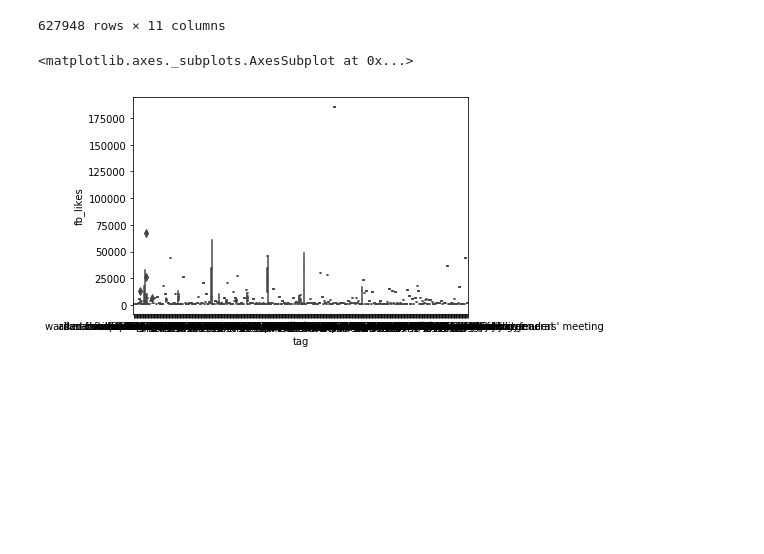
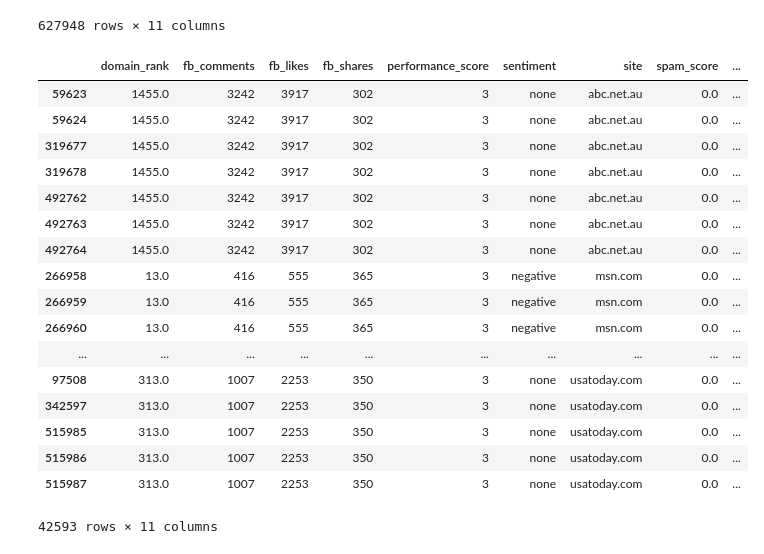
Before and after one commit to AlexEJerome/CMSC320-Tutorial, a Jupyter notebook: Final Tutorial.ipynb, the cells around one changed output. Drawn from its saved outputs; the diff is of its cells as text; code cells hidden in the pictures; blank space fills up the shorter version.

```diff
--- a/Final Tutorial.ipynb
+++ b/Final Tutorial.ipynb
@@ -127,7 +119,37 @@ display(df_all)
 # %%
 # naive approach - each tag is independent
 import seaborn as sns
-sns.boxplot(x="tag", y="fb_likes", data = df_all.sample(n=500))
+# sns.boxplot(x="tag", y="performance_score", data = df_all.sample(n=500))
-# %% [output]
-<matplotlib.axes._subplots.AxesSubplot at 0x...>
-[figure, removed]
+# %%
+# trying slightly different method because of strange sampling results
+df_sample = df_all.copy()
+df_sample = df_sample.groupby(['uuid']).count()
+df_all_uuids = df_sample.index.to_series()
+df_all_uuids_1000 = df_all_uuids.tolist()[:5000]
+# display(df_all_uuids_1000_series)
+# %%
+sample_df = pd.DataFrame(columns = list(df_all))
+for uuid in df_all_uuids_1000:
+    new_df = df_all[df_all['uuid'] == uuid]
+    if not new_df.dropna().empty:
+        sample_df = pd.concat([sample_df, new_df])
+# display(sample_df)
+# %% [output]
+|  | domain_rank | fb_comments | fb_likes | fb_shares | performance_score | sentiment | site | spam_score | ... |
+| 59623 | 1455.0 | 3242 | 3917 | 302 | 3 | none | abc.net.au | 0.0 | ... |
+| 59624 | 1455.0 | 3242 | 3917 | 302 | 3 | none | abc.net.au | 0.0 | ... |
+| 319677 | 1455.0 | 3242 | 3917 | 302 | 3 | none | abc.net.au | 0.0 | ... |
+| 319678 | 1455.0 | 3242 | 3917 | 302 | 3 | none | abc.net.au | 0.0 | ... |
+| 492762 | 1455.0 | 3242 | 3917 | 302 | 3 | none | abc.net.au | 0.0 | ... |
+| 492763 | 1455.0 | 3242 | 3917 | 302 | 3 | none | abc.net.au | 0.0 | ... |
+| 492764 | 1455.0 | 3242 | 3917 | 302 | 3 | none | abc.net.au | 0.0 | ... |
+| 266958 | 13.0 | 416 | 555 | 365 | 3 | negative | msn.com | 0.0 | ... |
+| 266959 | 13.0 | 416 | 555 | 365 | 3 | negative | msn.com | 0.0 | ... |
+| 266960 | 13.0 | 416 | 555 | 365 | 3 | negative | msn.com | 0.0 | ... |
+| ... | ... | ... | ... | ... | ... | ... | ... | ... | ... |
+| 97508 | 313.0 | 1007 | 2253 | 350 | 3 | none | usatoday.com | 0.0 | ... |
+| 342597 | 313.0 | 1007 | 2253 | 350 | 3 | none | usatoday.com | 0.0 | ... |
+| 515985 | 313.0 | 1007 | 2253 | 350 | 3 | none | usatoday.com | 0.0 | ... |
+| 515986 | 313.0 | 1007 | 2253 | 350 | 3 | none | usatoday.com | 0.0 | ... |
+| 515987 | 313.0 | 1007 | 2253 | 350 | 3 | none | usatoday.com | 0.0 | ... |
+42593 rows × 11 columns
```
Also changed, not shown: parts of 8 cells of this notebook.
